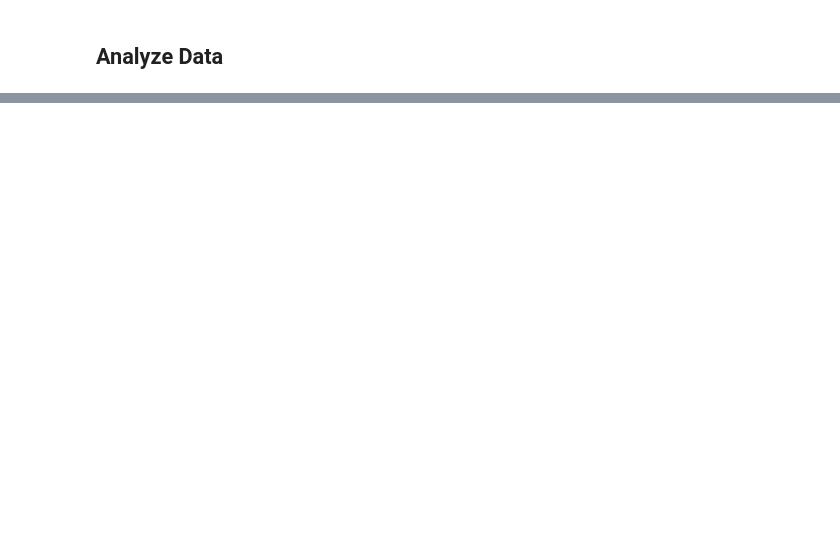
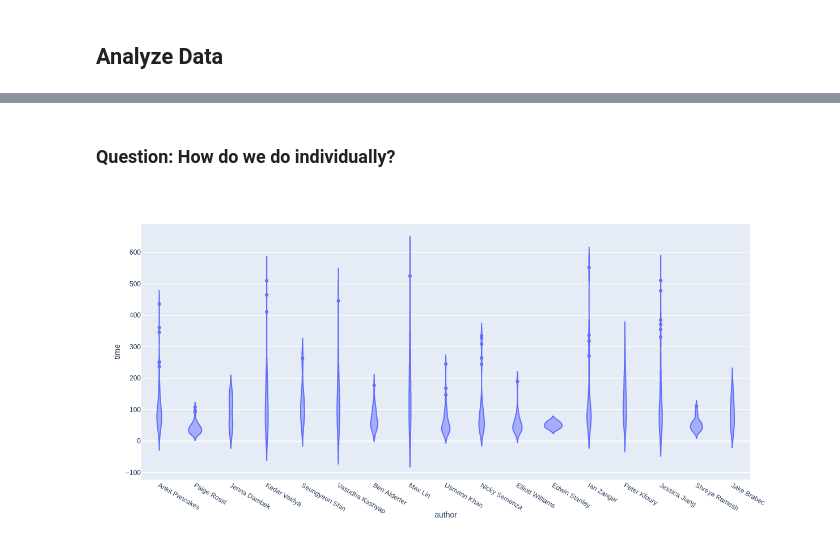
Before and after one commit to UsmannK/nyt-crossword-analysis, a Jupyter notebook: crossword_analysis.ipynb, the cells around one changed output, grey strips where cells are left out. Saved outputs shown, nothing was run; the diff lists cells and outputs as text; code cells hidden in the pictures; blank space fills up the shorter version.

```diff
--- a/crossword_analysis.ipynb
+++ b/crossword_analysis.ipynb
@@ -110,0 +146,7 @@ after: 0 dups in 522 rows
+# %% [markdown]
+### Question: How do we do individually?
+# %%
+fig = px.violin(df, y='time', x='author')
+fig.show()
+# %% [output]
+[figure, added]
```
Also changed, not shown: parts of 18 cells of this notebook.
